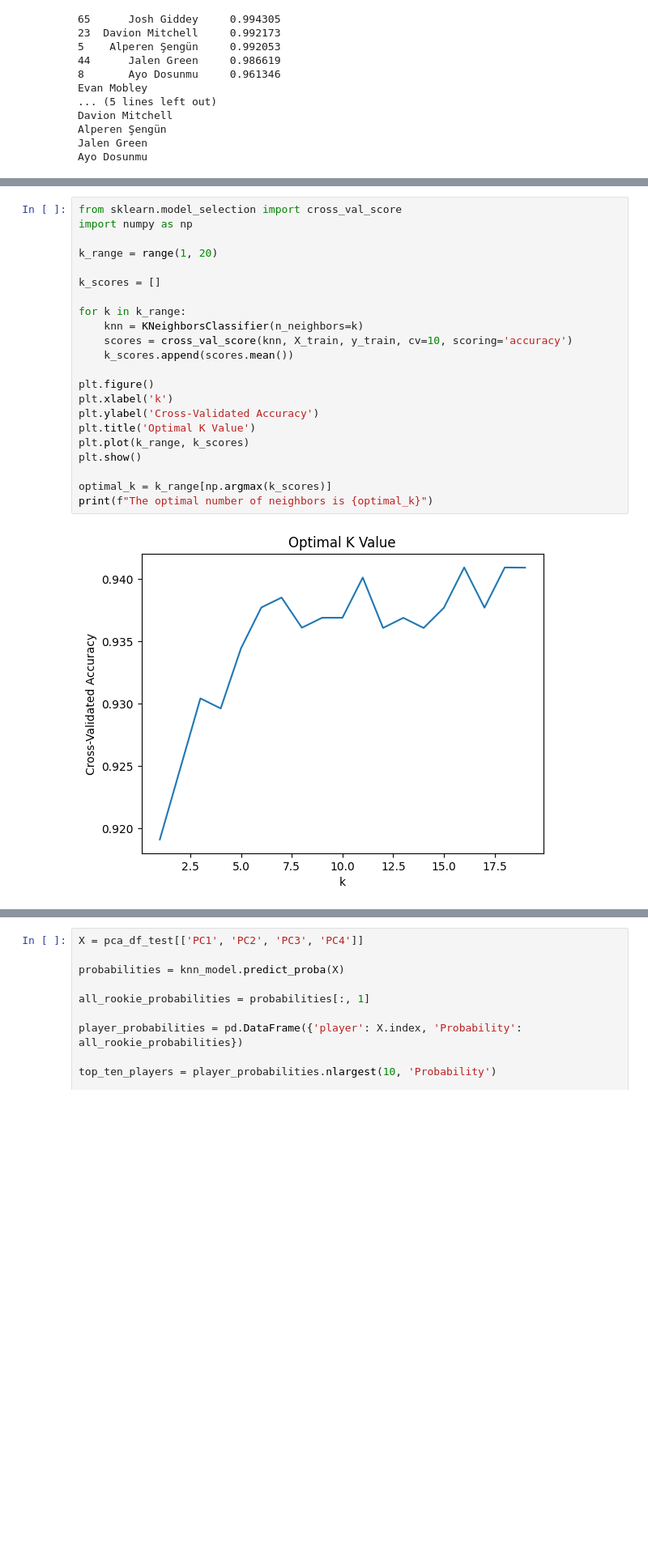
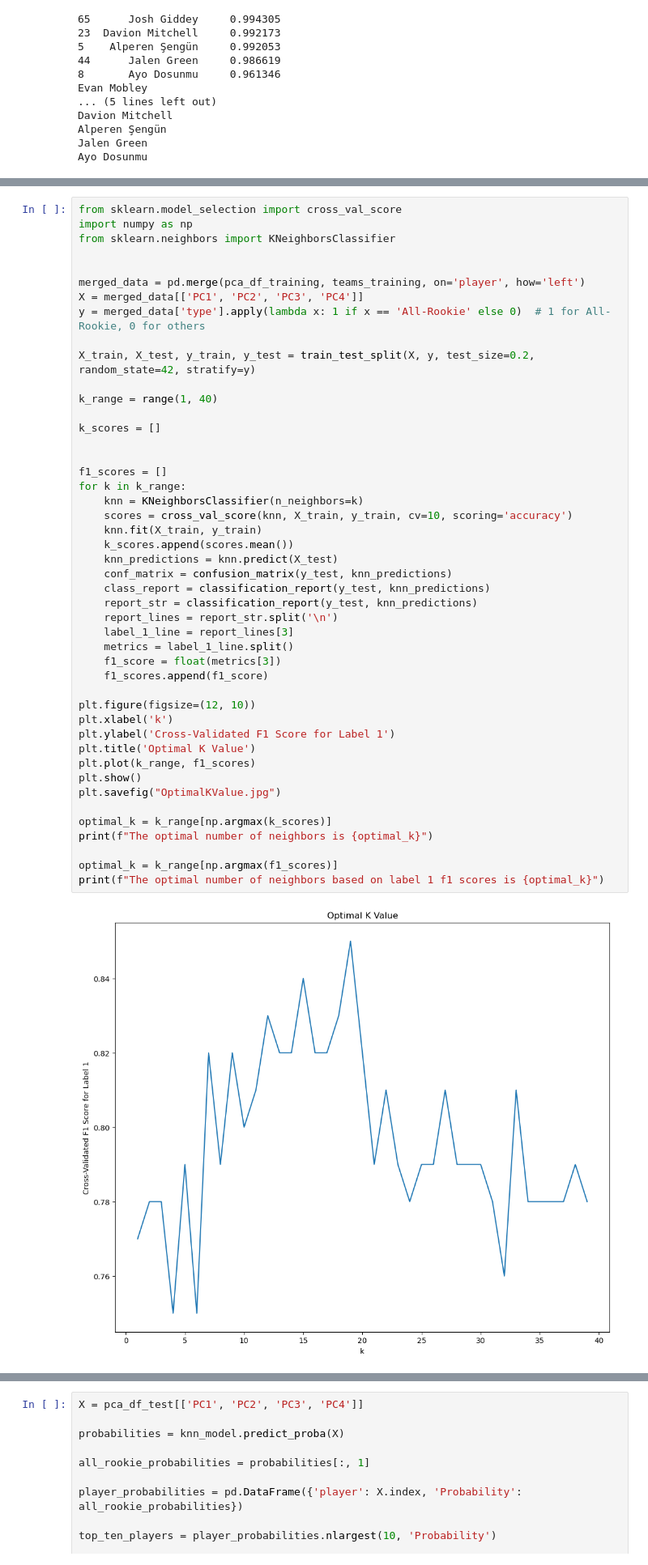
Before and after one commit to Matthew4335/MLProject, a Jupyter notebook: ProjectCode/projectcode-checkpoint.ipynb, the cells around one changed output, grey strips where cells are left out. Shown at 81% size. Drawn from its saved outputs; the diff is of its cells as text; blank space fills up the shorter version.

Commit message:
model optimization and plots

```diff
--- a/ProjectCode/projectcode-checkpoint.ipynb
+++ b/ProjectCode/projectcode-checkpoint.ipynb
@@ -737,24 +735,48 @@ Ayo Dosunmu
 # %%
 from sklearn.model_selection import cross_val_score
 import numpy as np
+from sklearn.neighbors import KNeighborsClassifier
 
-k_range = range(1, 20)
+
+merged_data = pd.merge(pca_df_training, teams_training, on='player', how='left')
+X = merged_data[['PC1', 'PC2', 'PC3', 'PC4']]
+y = merged_data['type'].apply(lambda x: 1 if x == 'All-Rookie' else 0)  # 1 for All-Rookie, 0 for others
+
+X_train, X_test, y_train, y_test = train_test_split(X, y, test_size=0.2, random_state=42, stratify=y)
+
+k_range = range(1, 40)
 
 k_scores = []
 
+
+f1_scores = []
 for k in k_range:
     knn = KNeighborsClassifier(n_neighbors=k)
     scores = cross_val_score(knn, X_train, y_train, cv=10, scoring='accuracy')
+    knn.fit(X_train, y_train)
     k_scores.append(scores.mean())
+    knn_predictions = knn.predict(X_test)
+    conf_matrix = confusion_matrix(y_test, knn_predictions)
+    class_report = classification_report(y_test, knn_predictions)
+    report_str = classification_report(y_test, knn_predictions)
+    report_lines = report_str.split('\n')
+    label_1_line = report_lines[3]
+    metrics = label_1_line.split()
+    f1_score = float(metrics[3])
+    f1_scores.append(f1_score)
 
-plt.figure()
+plt.figure(figsize=(12, 10))
 plt.xlabel('k')
-plt.ylabel('Cross-Validated Accuracy')
+plt.ylabel('Cross-Validated F1 Score for Label 1')
 plt.title('Optimal K Value')
-plt.plot(k_range, k_scores)
+plt.plot(k_range, f1_scores)
 plt.show()
+plt.savefig("OptimalKValue.jpg")
 
 optimal_k = k_range[np.argmax(k_scores)]
 print(f"The optimal number of neighbors is {optimal_k}")
+
+optimal_k = k_range[np.argmax(f1_scores)]
+print(f"The optimal number of neighbors based on label 1 f1 scores is {optimal_k}")
 # %% [output]
-[figure, old version]
+[figure, new version]
```
Also changed, not shown: parts of 18 cells of this notebook, 9 other files.
